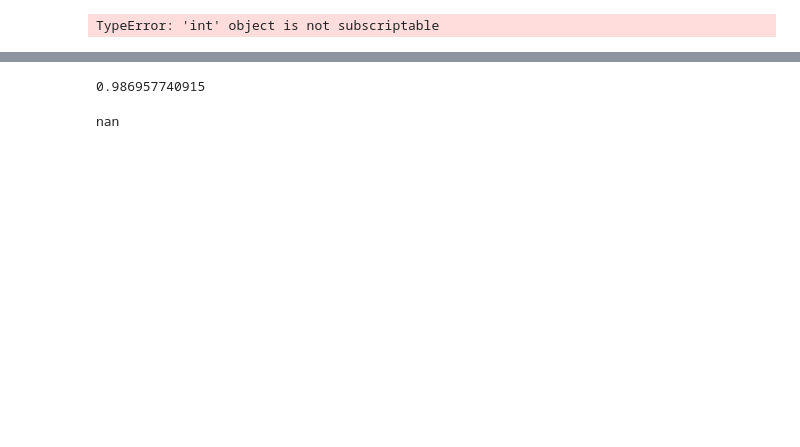
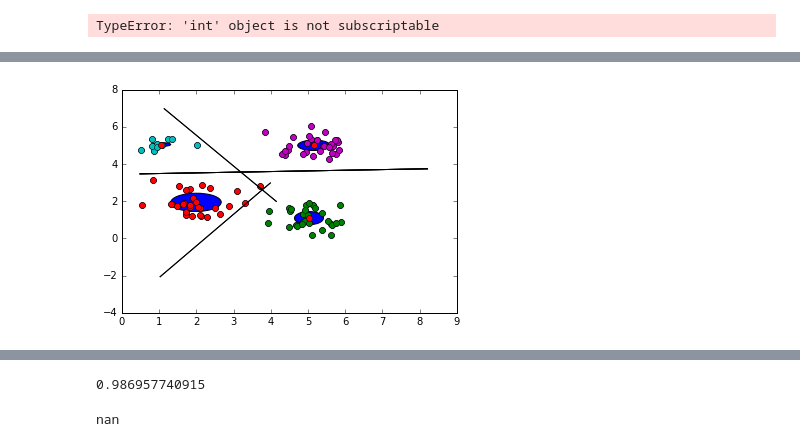
Before and after one commit to kfritsch/density_forest, a Jupyter notebook: DensityTree.ipynb, the cells around one changed output, grey strips where cells are left out. Drawn from its saved outputs; the diff is of its cells as text; code cells hidden in the pictures; blank space fills up the shorter version.

```diff
--- a/DensityTree.ipynb
+++ b/DensityTree.ipynb
@@ -361,7 +412,10 @@ for i in range(30):
 for i in range(10):
     data[90+i]=np.random.normal([1,5],0.5)
 
-
-DensityTree=RandomDensityTree()
+DensityTree=RandomDensityTree(max_depth=2,min_infogain=0.2,num_splits=50)
 DensityTree.fit(data)
+DensityTree2=RandomDensityTree(max_depth=2,splittype='linear',min_infogain=0.2,num_splits=400)
+DensityTree2.fit(data)
+print(DensityTree2.tree)
+print(DensityTree2.leaf_nodes())
 # %% [output]
@@ -386,7 +443,7 @@ infogain: 0.231003728515
 print(DensityTree.leaf
 # %%
 
-DensityTree2=RandomDensityTree()
+DensityTree2=RandomDensityTree(max_depth=4, min_infogain=0.5)
 DensityTree2.fit(data)
 DensityTree2.predict([[2,3],[4,5]])
 # %% [output]
@@ -503,0 +472,68 @@ plt.plot([0,6],[ 5.7306771060727044,  5.7306771060727044])
+# %%
+from matplotlib.patches import Ellipse
+
+def plotsplits(h,s,hor=[0,6],vert=[0,6]):
+
+        plotsplits(h,s+1,hor,vert)
+
+fig = plt.figure(0)
+ax = fig.add_subplot(111)
+
+nodes=DensityTree2.leaf_nodes()
+print(nodes)
+for d in nodes:
+    print(d)
+tree=DensityTree2.tree
+plt.plot(data[:,0],data[:,1], "o")
+for d in nodes:
+    plt.plot(tree[d].root[:,0],tree[d].root[:,1], "o")
+    vert=[0,6]
+    hor=[0,6]
+    for h in tree[d].history:
+
+
+        ax.plot([(h['split']+h['direction']*4)[0],(h['split']+h['direction']*-4)[0]],[(h['split']+h['direction']*4)[1],(h['split']+h['direction']*-4)[1]],color='k')
+    #        if(h['child']=='left'):
+     #           hor=[hor[0],h['split']]
+      #      else:
+      #          hor=[h['split'],hor[1]]
+      #  else:
+       #     ax.plot(hor,[h['split'],h['split']],color='k')
+        #    if(h['child']=='left'):
+         #       vert=[vert[0],h['split']]
+          #  else:
+           #     vert=[h['split'],vert[1]]
+    vec1=np.array([0,1])
+    print(('tree covariance: ',tree[d].cov))
+    print(('tree covariance 2: ',np.cov(np.transpose(tree[d].root))))
+    #ax.plot([tree[d].mean[0],(tree[d].cov[:,0]-tree[d].mean)[0]],[tree[d].mean[1],(tree[d].cov[:,1]-tree[d].mean)[1]])
+    ax.add_artist(Ellipse(xy=tree[d].mean, width=np.linalg.norm(tree[d].cov[:,0])*3, height=np.linalg.norm(tree[d].cov[:,1])*3, angle=np.arccos(np.dot(vec1,tree[d].cov[:,0])/(np.linalg.norm(vec1)*np.linalg.norm(tree[d].cov[:,0])))))
+   # if(len(h)<s):
+    #print(tree[d].root)
+    plt.plot(tree[d].mean[0],tree[d].mean[1],'o',color='r')
+    plt.savefig('example.png')
+   # plt.show()
+ #   lines=d.history
+  #  if lines['direction']==0:
+   #     plot
+   # plt.savefig('results')
+
+#plt.plot([3.4611913424559244,3.4611913424559244],[0,6])
+#plt.plot([0,6],[ 4.0724581571601854, 4.0724581571601854])
+#plt.plot([0,6],[ 2.2392637110032361, 2.2392637110032361])
+#plt.plot([0,6],[ 2.6017827096744832,  2.6017827096744832])
+
+#plt.plot([0,6],[4.3153900996135484,  4.3153900996135484])
+
+#plt.plot([0,6],[ 3.3000801823937387, 3.3000801823937387])
+
+#plt.plot( 0.86719180226239123, 'direction': 0)
+#plt.plot([2.0024517583718917,2.0024517583718917],[-1,6])
+#plt.plot([0.9883004157571309,0.9883004157571309],[-1,6])
+
+
+#plt.plot( 4.64157772,  0.63988413,"o")
+#plt.plot( 3.03334449,  2.46542821,"o")
+#plt.plot( 4.24936537,  5.14213751,"o")
+#plt.plot( 3.23164995,  5.9834305 ,"o")
+# %% [output]
@@ -503,0 +557 @@ plt.plot([0,6],[ 5.7306771060727044,  5.7306771060727044])
+[figure, added]
```
Also changed, not shown: parts of 8 cells of this notebook, 1 other file.
